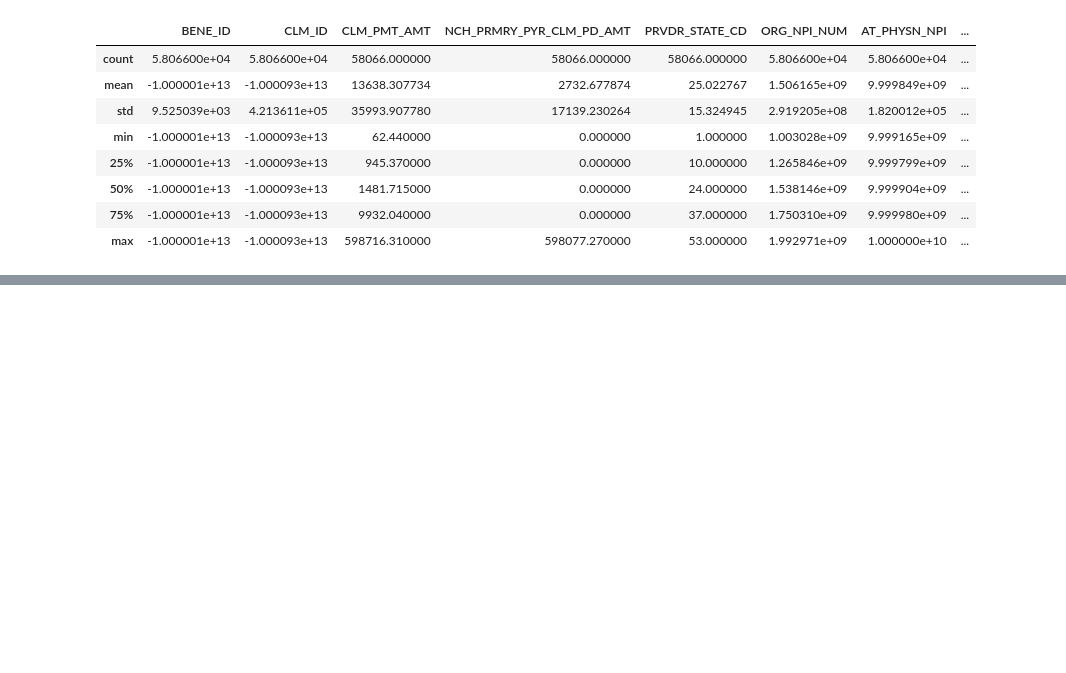
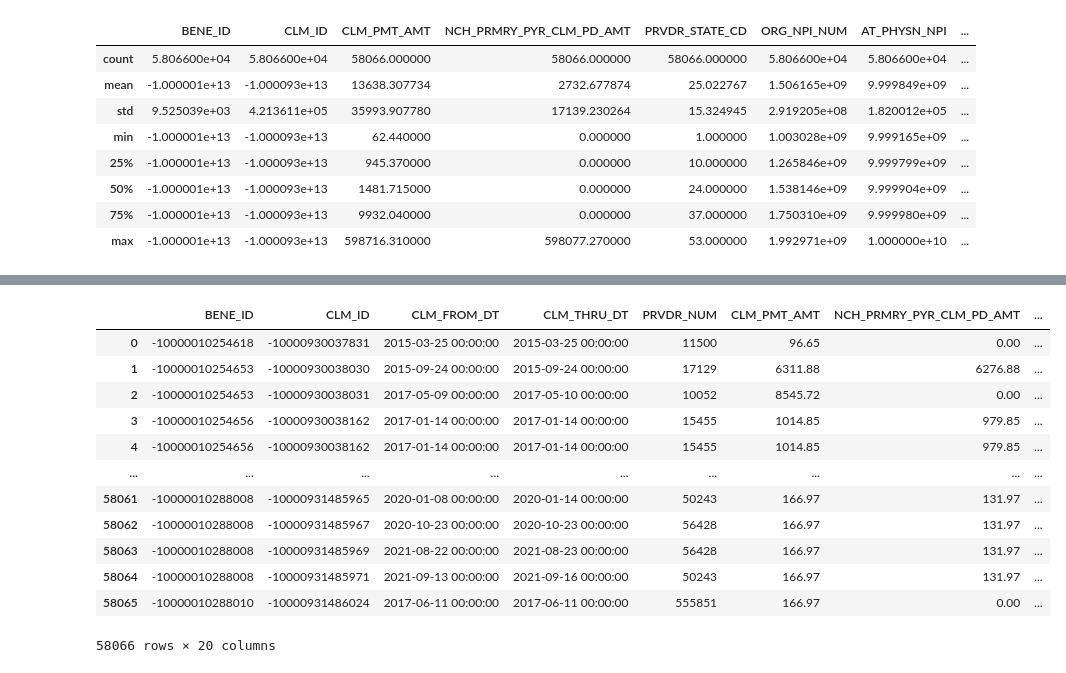
Before and after one commit to edauteuil-nuan/Hackathon25, a Jupyter notebook: dareynol.ipynb, the cells around one changed output, grey strips where cells are left out. Cells and saved outputs as stored; diff of their text form; code cells hidden in the pictures; blank space fills up the shorter version.

```diff
--- a/dareynol.ipynb
+++ b/dareynol.ipynb
@@ -104,0 +192,24 @@ array([[<Axes: title={'center': 'CLM_PMT_AMT'}>]], dtype=object)
+# %%
+from sklearn.ensemble import IsolationForest
+
+# Prepare a DataFrame for each diagnosis code and fit Isolation Forest
+outlier_results = []
+
+# need to factor in the other diagnosis codes, not just the primary one, or this is really weak
+
+for code in df_inpatient_subset['PRNCPAL_DGNS_CD'].unique()[0:5]:
+    print(f"Processing code: {code}")
+    stays = df_inpatient_subset[df_inpatient_subset['PRNCPAL_DGNS_CD'] == code]['CLM_NUM_DAYS'].values.reshape(-1, 1)
+    if len(stays) > 10:  # Only fit if enough samples
+        iso = IsolationForest(random_state=42, contamination='auto')
+        predictions = iso.fit_predict(stays)
+        outlier_mask = predictions == -1
+# things go wrong here trying to put it all together
+        outlier_indices = df_inpatient_subset[df_inpatient_subset['PRNCPAL_DGNS_CD'] == code].index[outlier_mask]
+        outlier_results.extend(outlier_indices)
+
+# Mark outliers in the DataFrame
+df_inpatient_subset['CLM_NUM_DAYS_OUTLIER'] = False
+df_inpatient_subset.loc[outlier_results, 'CLM_NUM_DAYS_OUTLIER'] = True
+
+df_inpatient_subset[['PRNCPAL_DGNS_CD', 'CLM_NUM_DAYS', 'CLM_NUM_DAYS_OUTLIER']].head(10)
@@ -104,0 +233,16 @@ array([[<Axes: title={'center': 'CLM_PMT_AMT'}>]], dtype=object)
+# %%
+df_inpatient_subset
+# %% [output]
+|  | BENE_ID | CLM_ID | CLM_FROM_DT | CLM_THRU_DT | PRVDR_NUM | CLM_PMT_AMT | NCH_PRMRY_PYR_CLM_PD_AMT | ... |
+| 0 | -10000010254618 | -10000930037831 | 2015-03-25 00:00:00 | 2015-03-25 00:00:00 | 11500 | 96.65 | 0.00 | ... |
+| 1 | -10000010254653 | -10000930038030 | 2015-09-24 00:00:00 | 2015-09-24 00:00:00 | 17129 | 6311.88 | 6276.88 | ... |
+| 2 | -10000010254653 | -10000930038031 | 2017-05-09 00:00:00 | 2017-05-10 00:00:00 | 10052 | 8545.72 | 0.00 | ... |
+| 3 | -10000010254656 | -10000930038162 | 2017-01-14 00:00:00 | 2017-01-14 00:00:00 | 15455 | 1014.85 | 979.85 | ... |
+| 4 | -10000010254656 | -10000930038162 | 2017-01-14 00:00:00 | 2017-01-14 00:00:00 | 15455 | 1014.85 | 979.85 | ... |
+| ... | ... | ... | ... | ... | ... | ... | ... | ... |
+| 58061 | -10000010288008 | -10000931485965 | 2020-01-08 00:00:00 | 2020-01-14 00:00:00 | 50243 | 166.97 | 131.97 | ... |
+| 58062 | -10000010288008 | -10000931485967 | 2020-10-23 00:00:00 | 2020-10-23 00:00:00 | 56428 | 166.97 | 131.97 | ... |
+| 58063 | -10000010288008 | -10000931485969 | 2021-08-22 00:00:00 | 2021-08-23 00:00:00 | 56428 | 166.97 | 131.97 | ... |
+| 58064 | -10000010288008 | -10000931485971 | 2021-09-13 00:00:00 | 2021-09-16 00:00:00 | 50243 | 166.97 | 131.97 | ... |
+| 58065 | -10000010288010 | -10000931486024 | 2017-06-11 00:00:00 | 2017-06-11 00:00:00 | 555851 | 166.97 | 0.00 | ... |
+58066 rows × 20 columns
```
Also changed, not shown: parts of 7 cells of this notebook.
